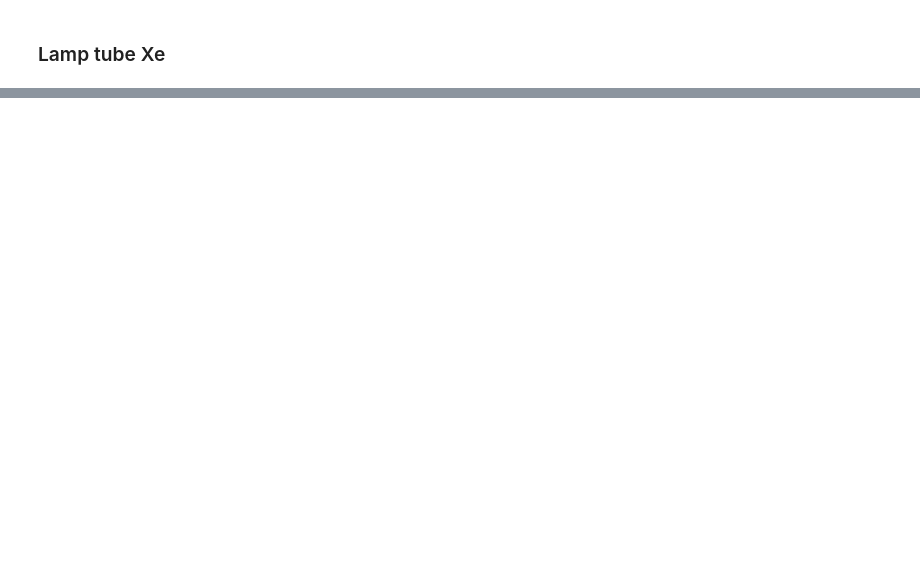
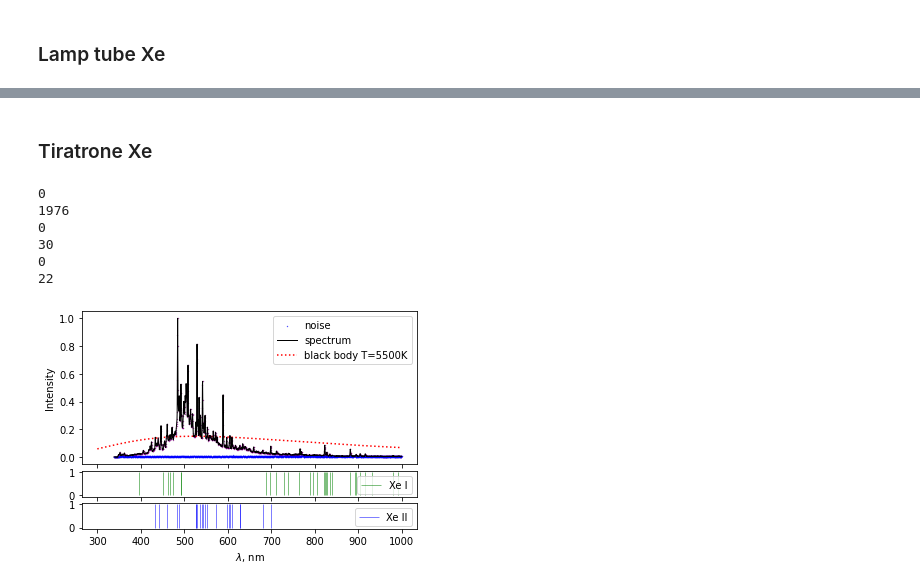
Before and after one commit to futherus/laser_induced_breakdown, a Jupyter notebook: notebook.ipynb, the cells around one changed output, grey strips where cells are left out. Drawn from its saved outputs; the diff is of its cells as text; code cells hidden in the pictures; blank space fills up the shorter version.

```diff
--- a/notebook.ipynb
+++ b/notebook.ipynb
@@ -246,0 +270,29 @@ next(cycler)  # 1
+# %% [markdown]
+### Tiratrone Xe
+# %%
+fig, (ax1,ax2,ax3) = plt.subplots(nrows=3, sharex=True, gridspec_kw={'height_ratios': [6, 1, 1], 'hspace': 0.1})
+show_spectrum( spectra['tirat_xe'], 0, (300, 1000), plot = ax1)
+
+xe_lines = spectrum_lines( "data/xe_lines.txt", 30)
+#show_all_spectrum_lines( xe_lines, (300, 950), plot = ax2)
+show_named_spectrum_lines( xe_lines, ('Xe I',), (300, 1000), plot = ax2)
+show_named_spectrum_lines( xe_lines, ('Xe II',), (300, 1000), plot = ax3)
+ax2.legend()
+ax3.legend()
+
+show_blackbody( 5500, (300, 1000), 0.15, plot = ax1)
+
+ax1.legend()
+
+ax1.set_ylabel( r"Intensity")
+ax3.set_xlabel( r"$\lambda$, nm")
+
+fig.savefig( 'gen/tirat_xe_lines.pdf')
+# %% [output]
+0
+1976
+0
+30
+0
+22
+[figure, added]
```
Also changed, not shown: parts of 22 cells of this notebook, 53 other files.
